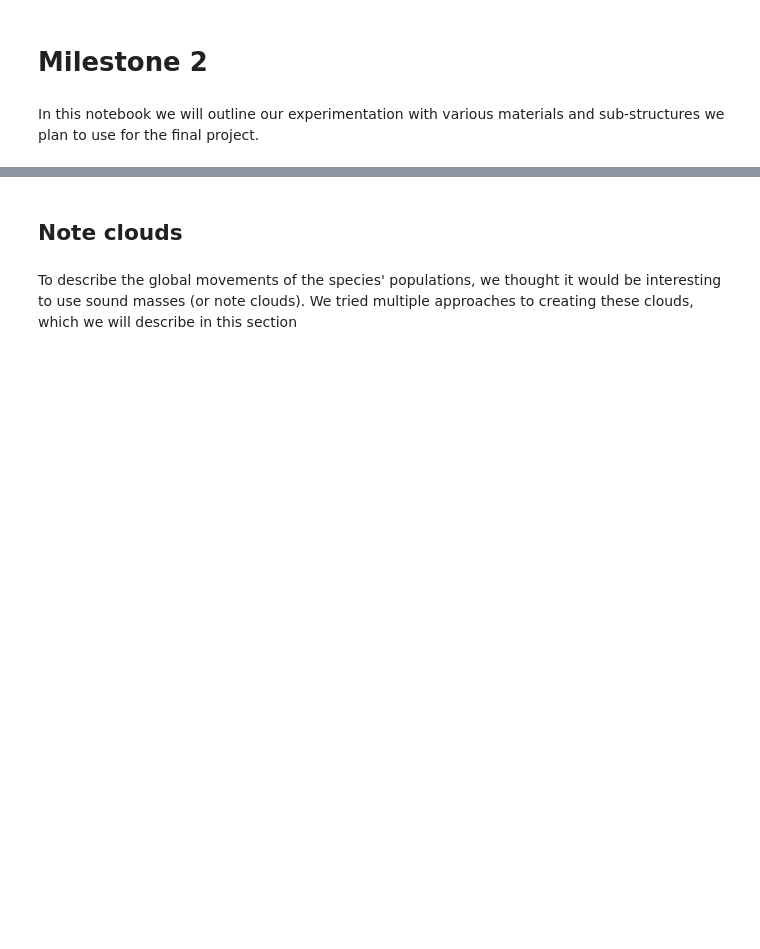
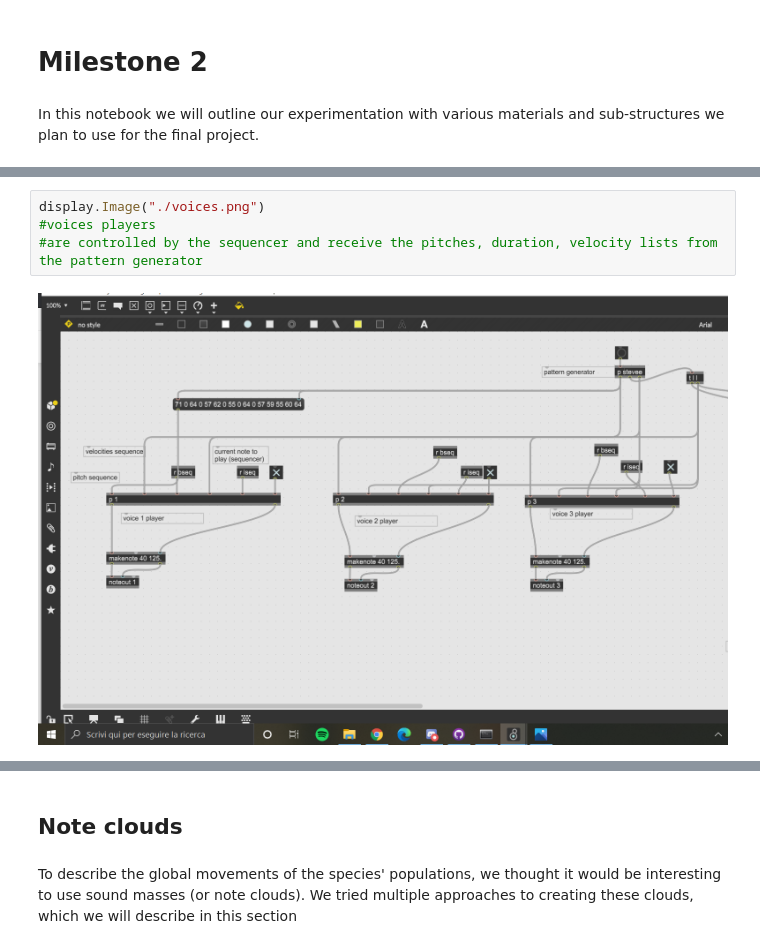
Before and after one commit to MattDupraz/Algorithmic-Composition, a Jupyter notebook: 12_milestone_2/milestone_2.ipynb, the cells around one changed output, grey strips where cells are left out. Saved outputs shown, nothing was run; the diff lists cells and outputs as text; blank space fills up the shorter version.

```diff
--- a/12_milestone_2/milestone_2.ipynb
+++ b/12_milestone_2/milestone_2.ipynb
@@ -16,0 +53,6 @@ In this notebook we will outline our experimentation with various materials and
+# %%
+display.Image("./voices.png")
+#voices players
+#are controlled by the sequencer and receive the pitches, duration, velocity lists from the pattern generator
+# %% [output]
+[figure, added]
```
Also changed, not shown: parts of 11 cells of this notebook, 1 other file.
